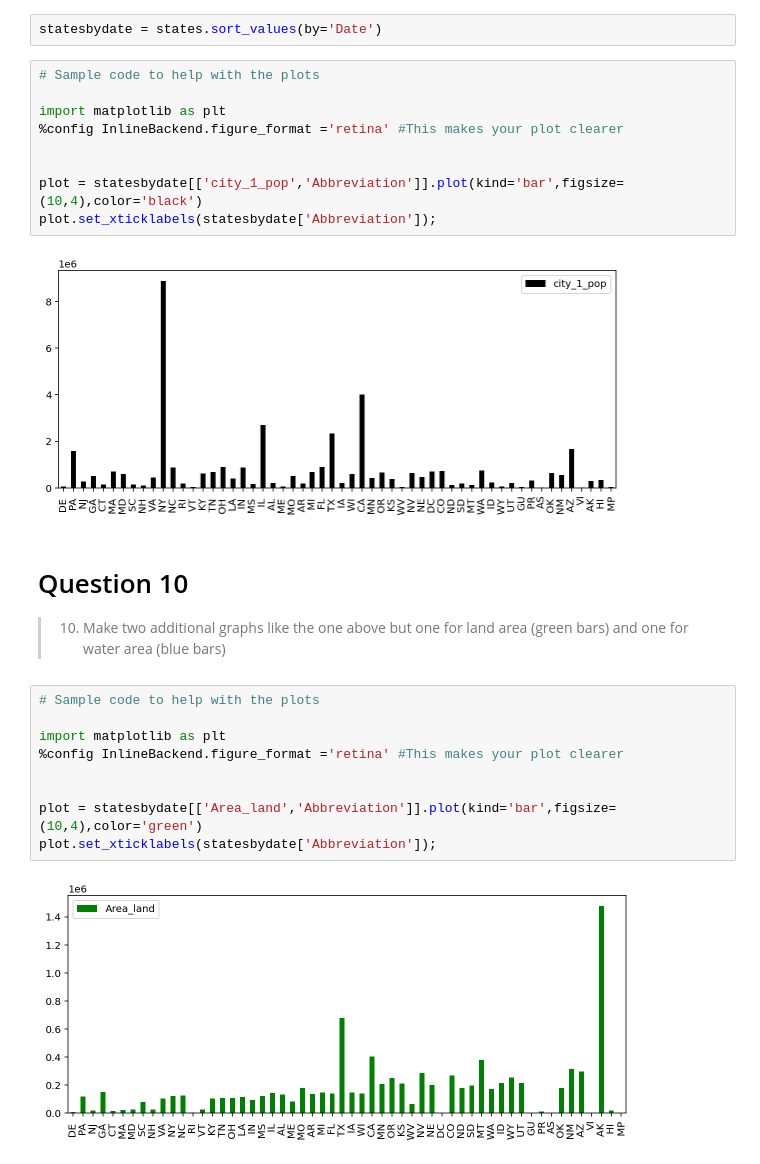
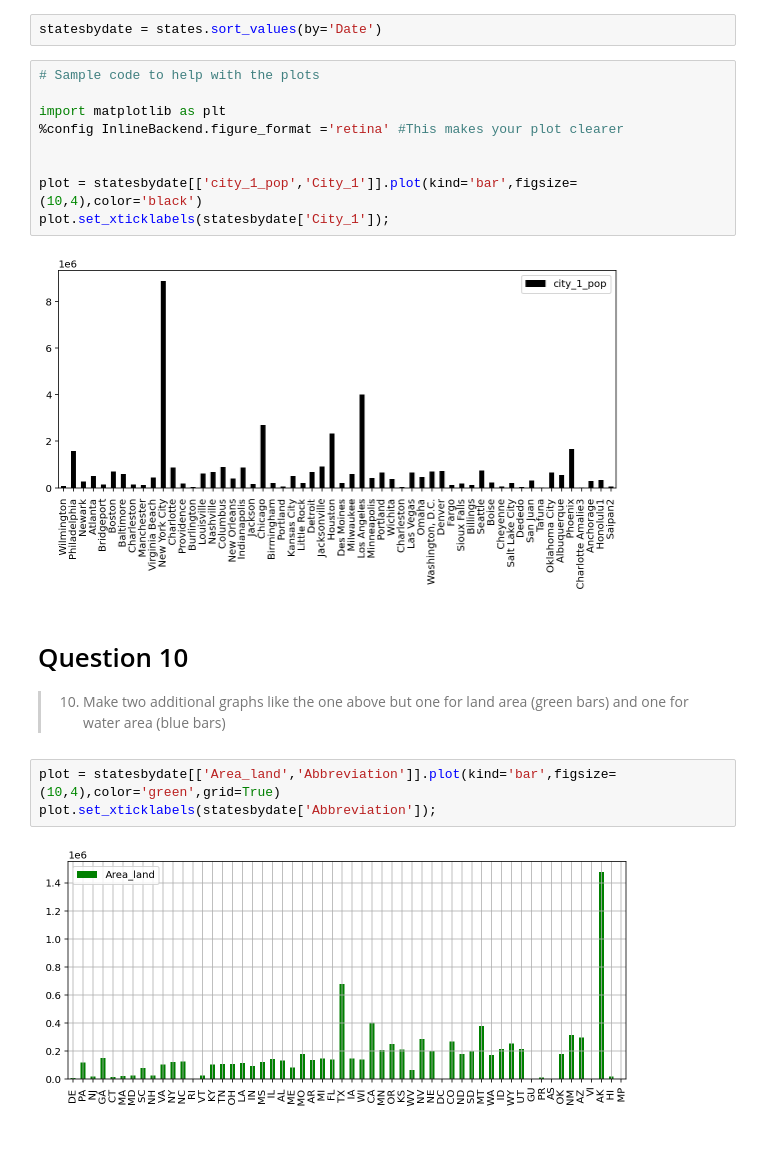
Before and after one commit to egodat/ds_1300_notebooks, a Jupyter notebook: work/02_assignment.ipynb, the cells around one changed output. Drawn from its saved outputs; the diff is of its cells as text.

```diff
--- a/work/02_assignment.ipynb
+++ b/work/02_assignment.ipynb
@@ -224,26 +214,20 @@ statesbydate = states.sort_values(by='Date')
 # %%
 # Sample code to help with the plots
 
 import matplotlib as plt
 %config InlineBackend.figure_format ='retina' #This makes your plot clearer
 
 
-plot = statesbydate[['city_1_pop','Abbreviation']].plot(kind='bar',figsize=(10,4),color='black')
-plot.set_xticklabels(statesbydate['Abbreviation']);
+plot = statesbydate[['city_1_pop','City_1']].plot(kind='bar',figsize=(10,4),color='black')
+plot.set_xticklabels(statesbydate['City_1']);
 # %% [output]
-[figure, old version]
+[figure, new version]
 # %% [markdown]
 # Question 10
 >10) Make two additional graphs like the one above but one for land area (green bars) and one for water area (blue bars)
 # %%
-# Sample code to help with the plots
-
-import matplotlib as plt
-%config InlineBackend.figure_format ='retina' #This makes your plot clearer
-
-
-plot = statesbydate[['Area_land','Abbreviation']].plot(kind='bar',figsize=(10,4),color='green')
+plot = statesbydate[['Area_land','Abbreviation']].plot(kind='bar',figsize=(10,4),color='green',grid=True)
 plot.set_xticklabels(statesbydate['Abbreviation']);
 # %% [output]
-[figure, old version]
+[figure, new version]
 # %%
```
Also changed, not shown: parts of 9 cells of this notebook, 6 other files.
